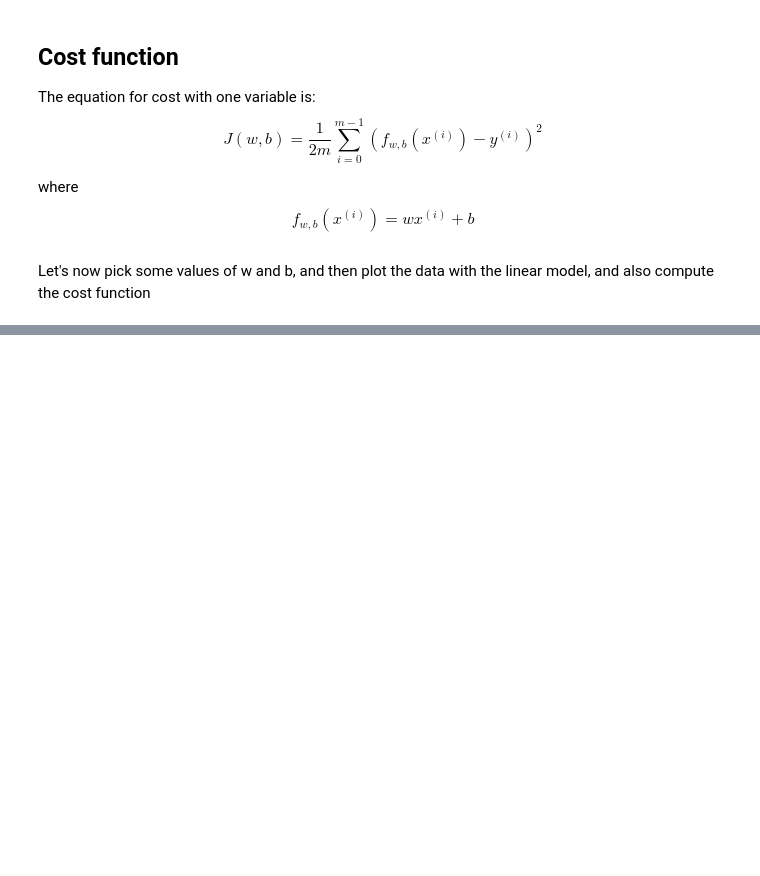
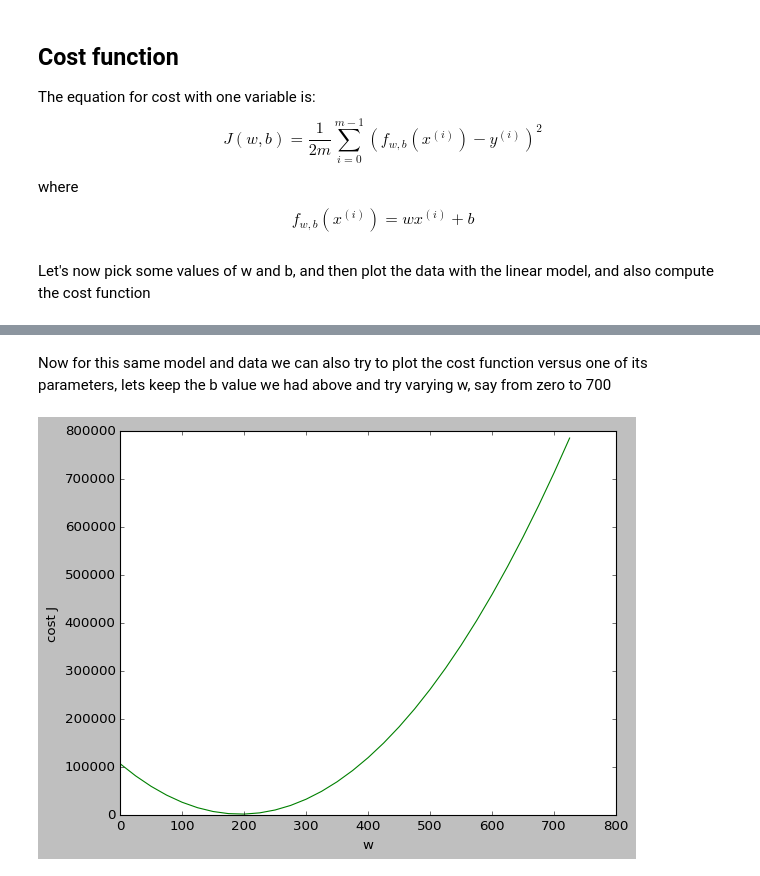
Before and after one commit to acnard/dl-ai-machine-learning, a Jupyter notebook: week1_test.ipynb, the cells around one changed output, grey strips where cells are left out. Drawn from its saved outputs; the diff is of its cells as text; code cells hidden in the pictures; blank space fills up the shorter version.

Commit message:
cost function plots

```diff
--- a/week1_test.ipynb
+++ b/week1_test.ipynb
@@ -144 +144,33 @@ print(f"cost = {round(c)}")
 cost = 1860
+# %% [markdown]
+Now for this same model and data we can also try to plot the cost function versus one of its parameters, lets keep the b value we had above and try varying w, say from zero to 700
+# %%
+## array of w values (this will be our input variable, on horizontal output)
+w_train = np.array([i for i in range(0, 750, 25)])
+
+m = w_train.shape[0]
+J_train = np.zeros(m)
+
+for i in range(m):
+    # hold x,y and b constant as in previous code block, vary only the w value
+    J_train[i] = compute_cost(x,y,w_train[i], b)
+
+plt.plot(w_train, J_train, c='g')
+plt.xlabel("w")
+plt.ylabel("cost J")
+plt.show()
+
+
+## now do the same for b, holding w constant
+b_train = np.array([i for i in range(0, 400, 10)])
+m = b_train.shape[0]
+J_train = np.zeros(m)
+for i in range(m):
+    # hold x,y and J constant as in previous code block, vary only the b value
+    J_train[i] = compute_cost(x,y,w, b_train)
+
+    plt.plot(b_train, J_train, c='b')
+    plt.xlabel("b")
+    plt.show()
+# %% [output]
+[figure, added]
```
Also changed, not shown: parts of 4 cells of this notebook.
